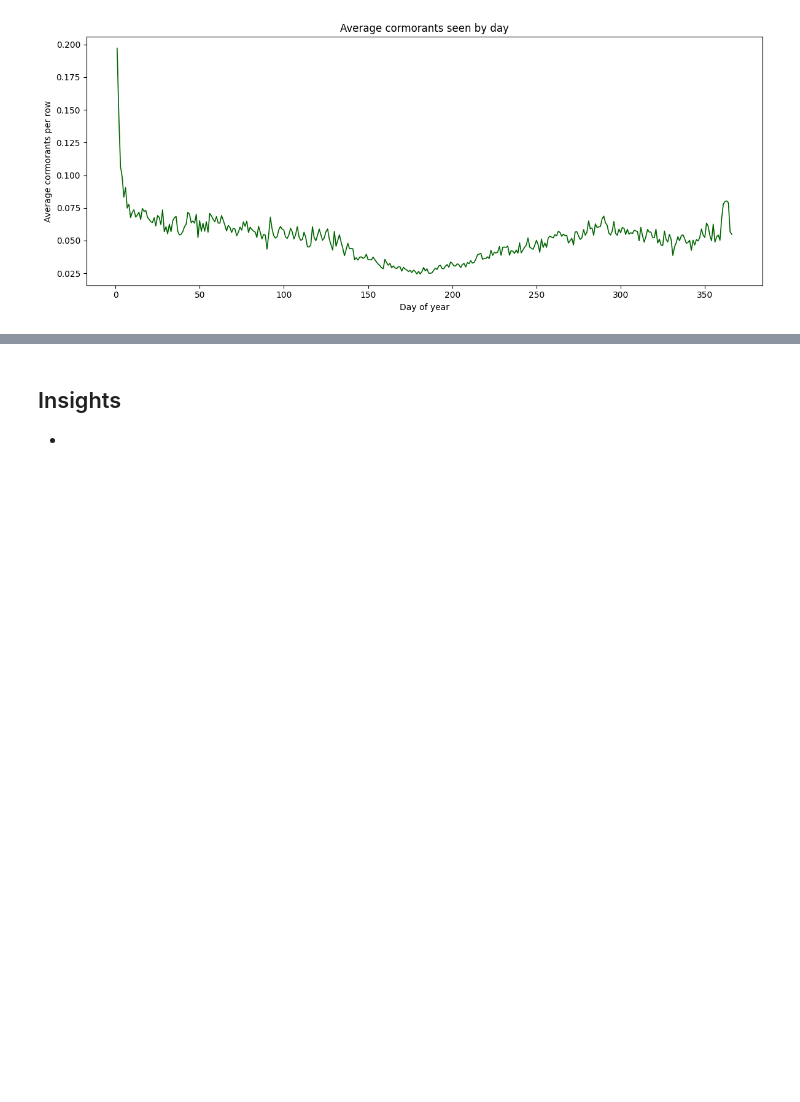
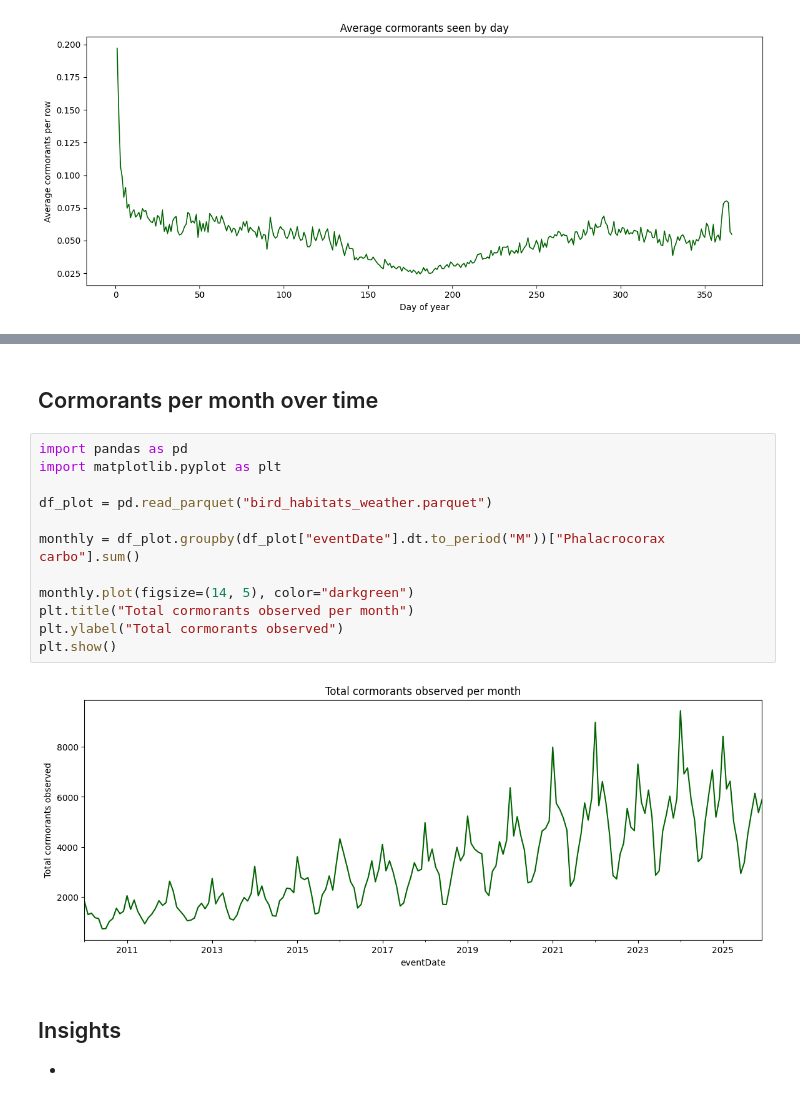
Before and after one commit to kebabzter/the-greatest-cormorant, a Jupyter notebook: notebook-04.ipynb, the cells around one changed output, grey strips where cells are left out. Drawn from its saved outputs; the diff is of its cells as text; blank space fills up the shorter version.

```diff
--- a/notebook-04.ipynb
+++ b/notebook-04.ipynb
@@ -421,3 +435,19 @@ plt.show()
+# %% [markdown]
+## Cormorants per month over time
+# %%
+import pandas as pd
+import matplotlib.pyplot as plt
+
+df_plot = pd.read_parquet("bird_habitats_weather.parquet")
+
+monthly = df_plot.groupby(df_plot["eventDate"].dt.to_period("M"))["Phalacrocorax carbo"].sum()
+
+monthly.plot(figsize=(14, 5), color="darkgreen")
+plt.title("Total cormorants observed per month")
+plt.ylabel("Total cormorants observed")
+plt.show()
+# %% [output]
+[figure, added]
 # %% [markdown]
 ## Insights ##
 -
```
Also changed, not shown: parts of 2 cells of this notebook.
